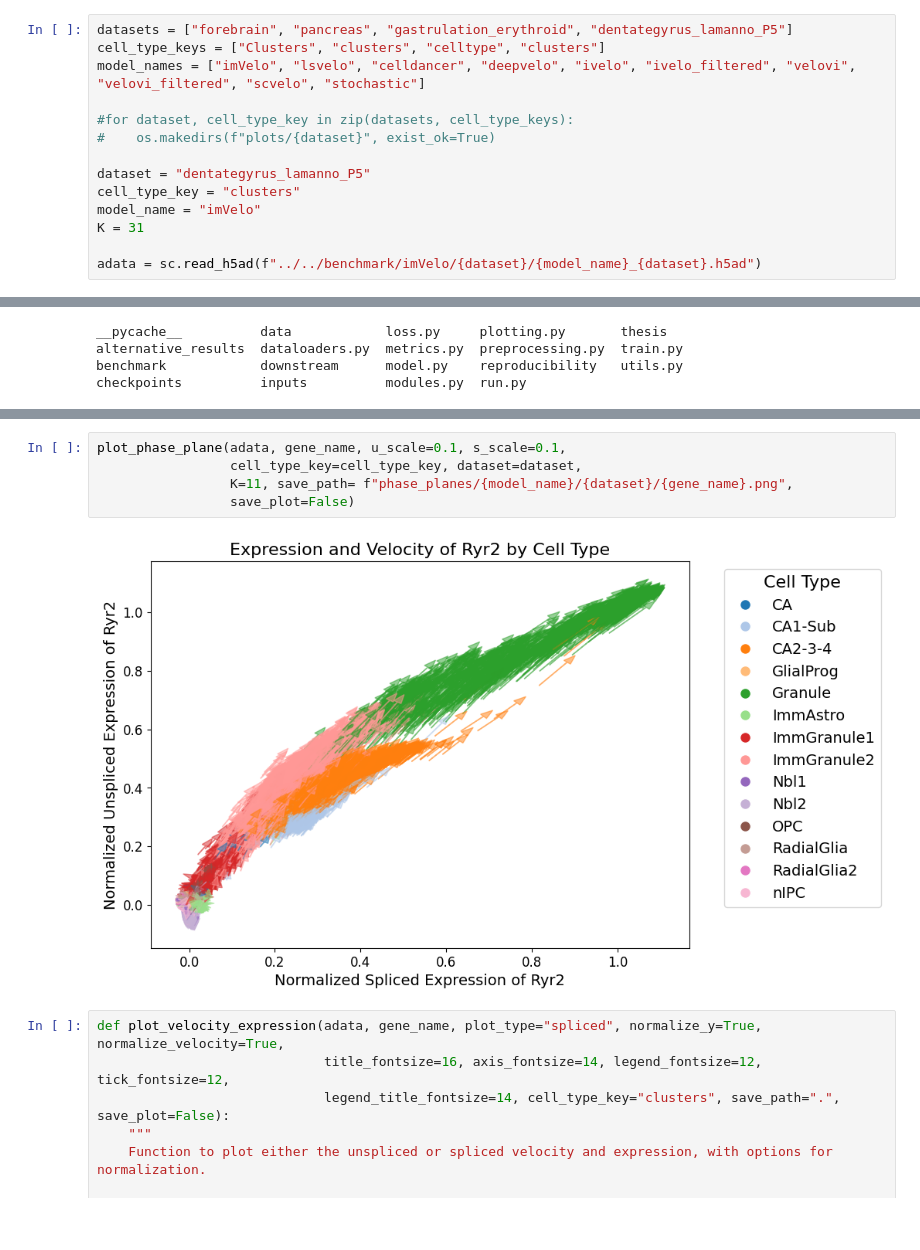
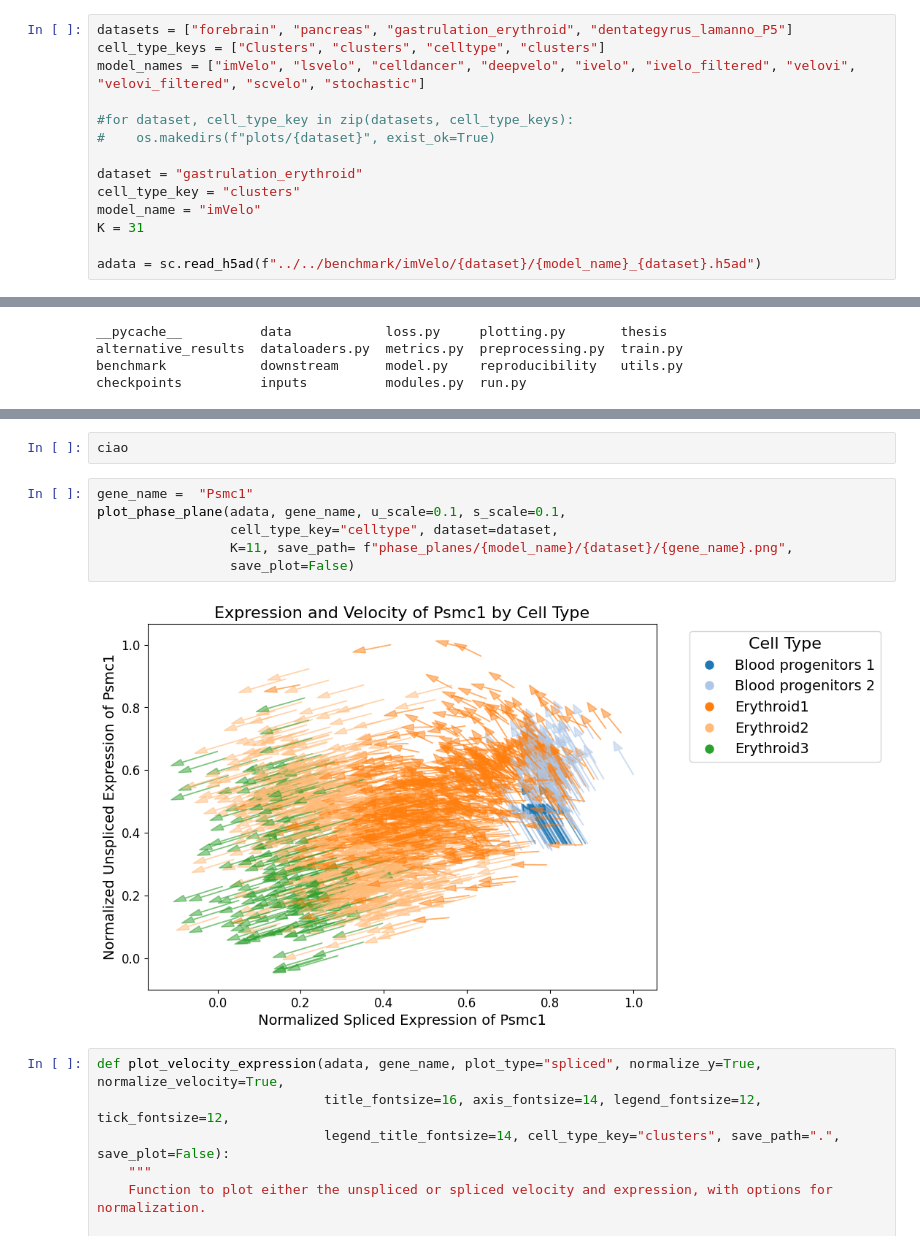
Before and after one commit to leonardogolinelli/imVelo, a Jupyter notebook: thesis/phase_planes/phase_planes.ipynb, the cells around one changed output, grey strips where cells are left out. Cells and saved outputs as stored; diff of their text form; blank space fills up the shorter version.

```diff
--- a/thesis/phase_planes/phase_planes.ipynb
+++ b/thesis/phase_planes/phase_planes.ipynb
@@ -18,7 +18,7 @@ model_names = ["imVelo", "lsvelo", "celldancer", "deepvelo", "ivelo", "ivelo_fil
 #for dataset, cell_type_key in zip(datasets, cell_type_keys):
 #    os.makedirs(f"plots/{dataset}", exist_ok=True)
 
-dataset = "dentategyrus_lamanno_P5"
+dataset = "gastrulation_erythroid"
 cell_type_key = "clusters"
 model_name = "imVelo"
 K = 31
@@ -62,10 +99,13 @@ gene_name =  "Ryr2"
+# %%
+ciao
 # %%
+gene_name =  "Psmc1"
 plot_phase_plane(adata, gene_name, u_scale=0.1, s_scale=0.1,
-                 cell_type_key=cell_type_key, dataset=dataset,
+                 cell_type_key="celltype", dataset=dataset,
                  K=11, save_path= f"phase_planes/{model_name}/{dataset}/{gene_name}.png",
                  save_plot=False)
 # %% [output]
-[figure, old version]
+[figure, new version]
 # %%
 def plot_velocity_expression(adata, gene_name, plot_type="spliced", normalize_y=True, normalize_velocity=True,
                              title_fontsize=16, axis_fontsize=14, legend_fontsize=12, tick_fontsize=12,
```
Also changed, not shown: parts of 3 cells of this notebook, 37 other files.
